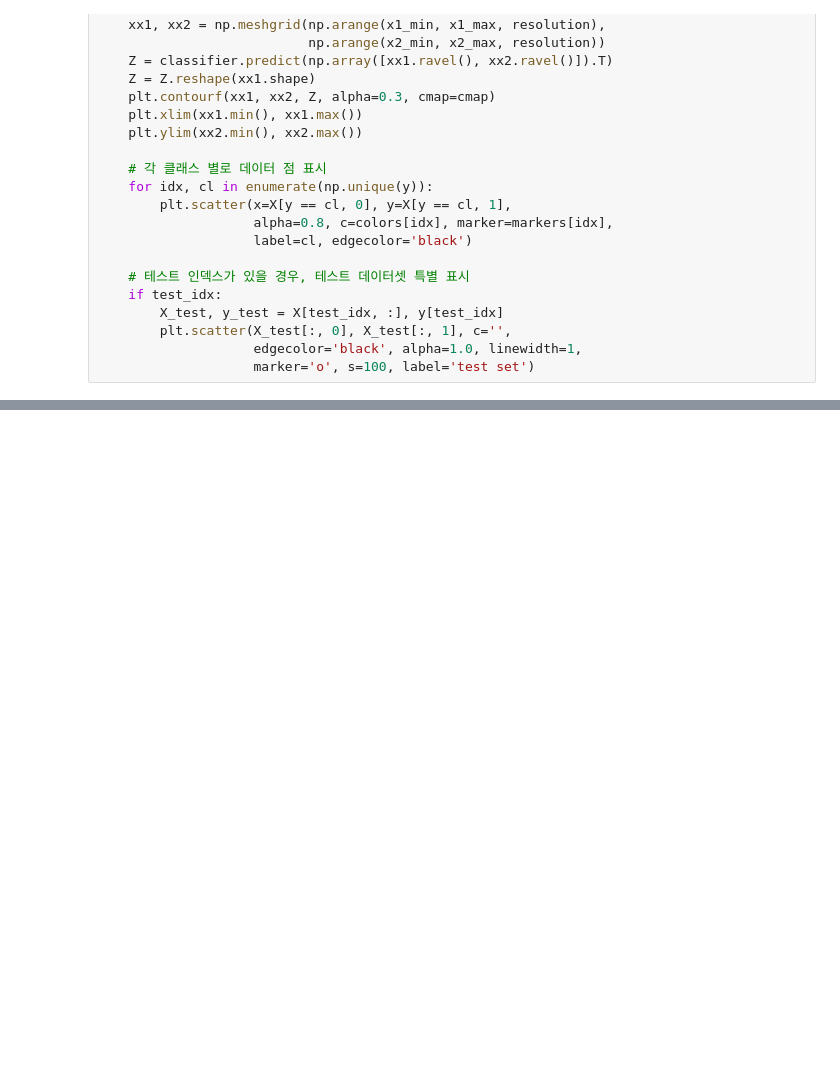
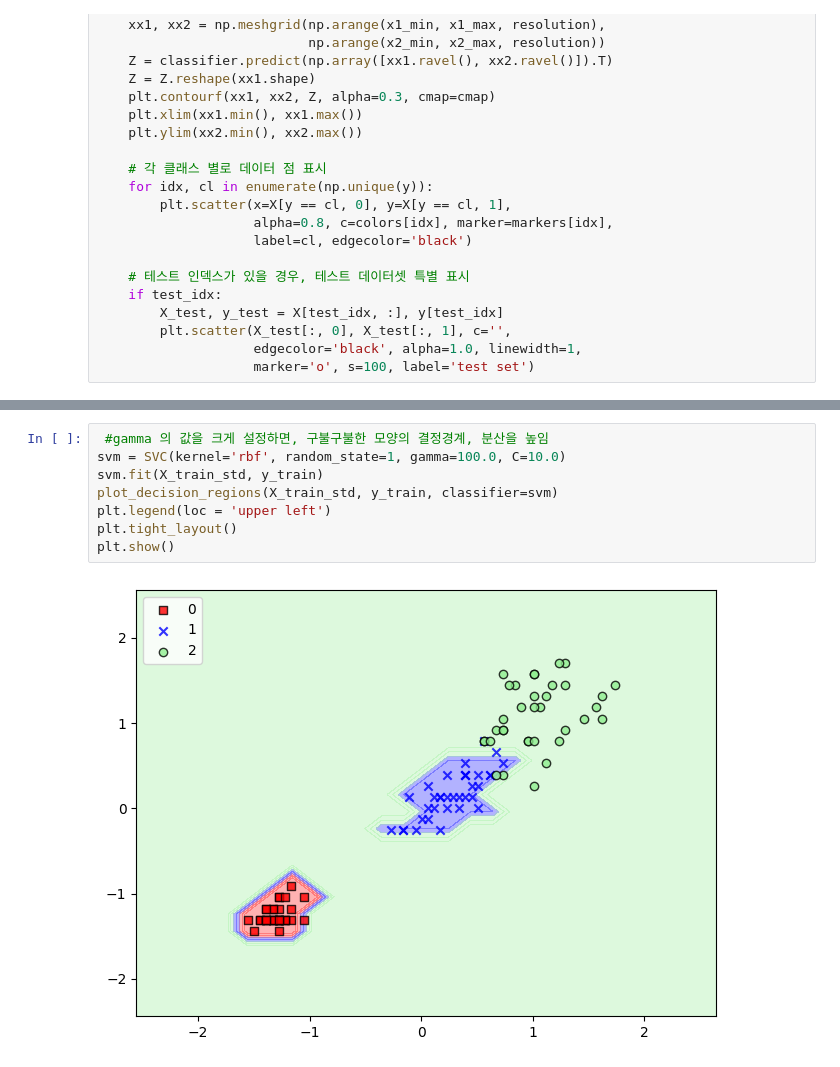
Before and after one commit to yoosung5480/machine_learning, a Jupyter notebook: skcikit-learn-nonlinear.ipynb, the cells around one changed output, grey strips where cells are left out. Saved outputs shown, nothing was run; the diff lists cells and outputs as text; blank space fills up the shorter version.

```diff
--- a/skcikit-learn-nonlinear.ipynb
+++ b/skcikit-learn-nonlinear.ipynb
@@ -65,0 +116,10 @@ def plot_decision_regions(X, y, classifier, test_idx=None, resolution=0.2):
+# %%
+ #gamma 의 값을 크게 설정하면, 구불구불한 모양의 결정경계, 분산을 높임
+svm = SVC(kernel='rbf', random_state=1, gamma=100.0, C=10.0)
+svm.fit(X_train_std, y_train)
+plot_decision_regions(X_train_std, y_train, classifier=svm)
+plt.legend(loc = 'upper left')
+plt.tight_layout()
+plt.show()
+# %% [output]
+[figure, added]
```
Also changed, not shown: parts of 8 cells of this notebook, 4 other files.
